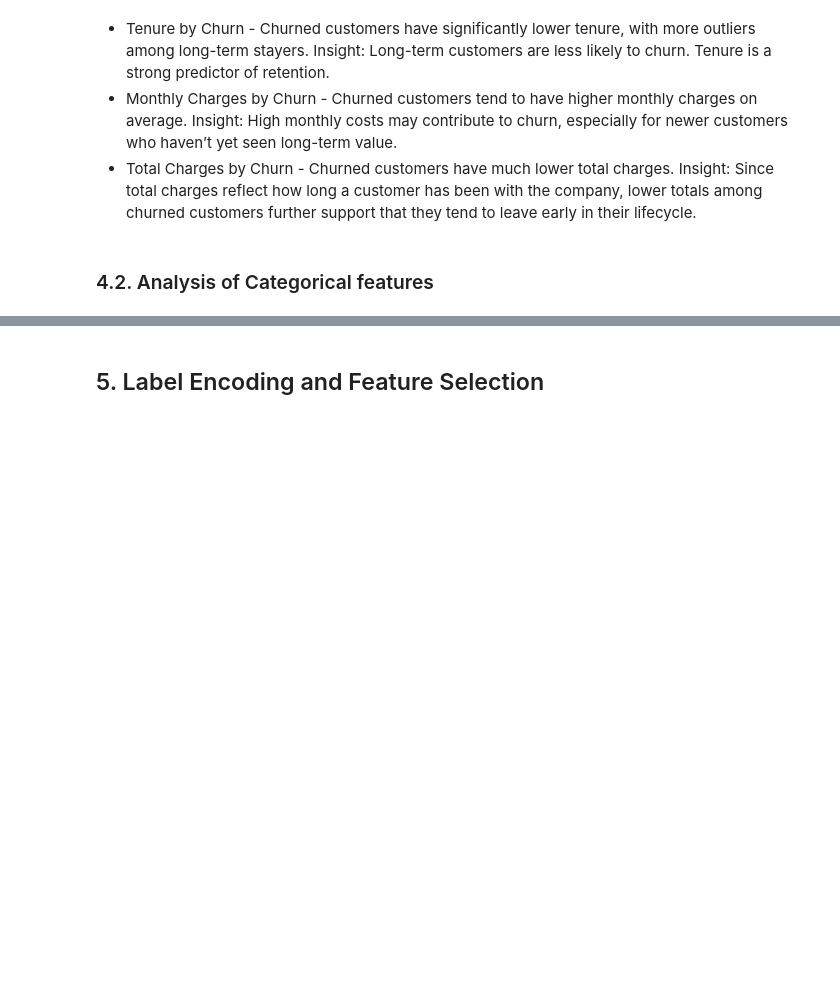
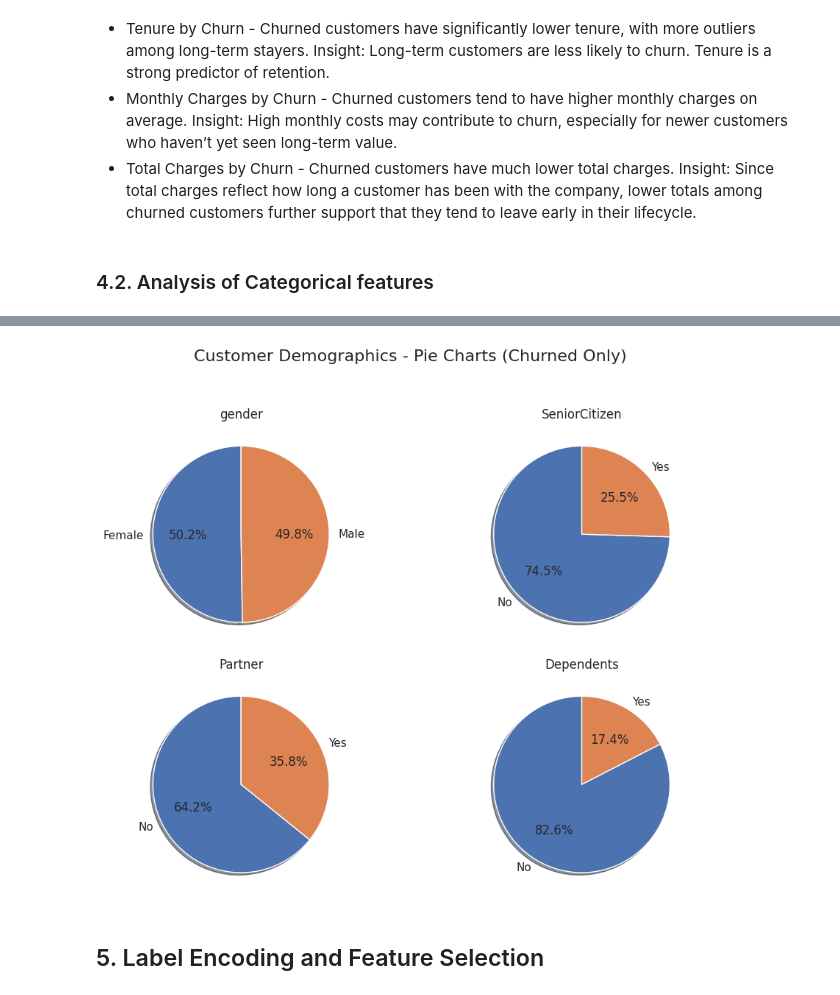
Before and after one commit to erandime/Customer-Churn-Prediction, a Jupyter notebook: Customer_Churn_Prediction.ipynb, the cells around one changed output, grey strips where cells are left out. Drawn from its saved outputs; the diff is of its cells as text; code cells hidden in the pictures; blank space fills up the shorter version.

```diff
--- a/Customer_Churn_Prediction.ipynb
+++ b/Customer_Churn_Prediction.ipynb
@@ -446,12 +383,0 @@ plot_grouped_churn_stacked(groups)
-# %%
-for col in object_cols:
-    plt.figure(figsize=(5, 5))
-    churned_df[col].value_counts().plot.pie(
-        autopct='%1.1f%%',
-        startangle=90,
-        shadow=True
-    )
-    plt.title(f'Pie Chart of {col} (Churned Only)')
-    plt.ylabel('')
-    plt.tight_layout()
-    plt.show()
@@ -472,6 +416,12 @@ for col in object_cols:
 # %%
-# Plot each group in one figure using subplots
-for group_name, cols in groups.items():
+#Pie Charts for Categorical variables for Churned customers
+object_cols = df.select_dtypes(include="object").columns.to_list()
+object_cols.remove("Churn")
+
+# Filter only churned customers
+churned_df = df[df['Churn'] == 'Yes']
+
+def plot_pie_for_group(group_name, cols, churned_df):
     n = len(cols)
     rows = (n + 1) // 2
     fig, axes = plt.subplots(rows, 2, figsize=(10, 4 * rows))
@@ -488,10 +438,10 @@ for group_name, cols in groups.items():
         ax.set_title(f'{col}')
         ax.set_ylabel('')
 
-    # Remove any unused subplot axes
+    # Remove any unused axes
     for j in range(i + 1, len(axes)):
         fig.delaxes(axes[j])
 
-    fig.suptitle(f'{group_name} - Pie Charts', fontsize=16)
+    fig.suptitle(f'{group_name} - Pie Charts (Churned Only)', fontsize=16)
     fig.tight_layout(rect=[0, 0.03, 1, 0.95])
     plt.show()
@@ -503,3 +448,7 @@ for group_name, cols in groups.items():
+# %%
+plot_pie_for_group("Customer Demographics", groups["Customer Demographics"], churned_df)
+# %% [output]
+[figure, added]
 # %% [markdown]
 ## 5. Label Encoding and Feature Selection
 # %%
```
Also changed, not shown: parts of 13 cells of this notebook.
